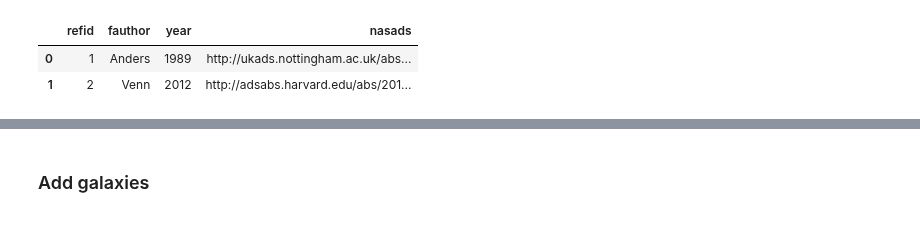
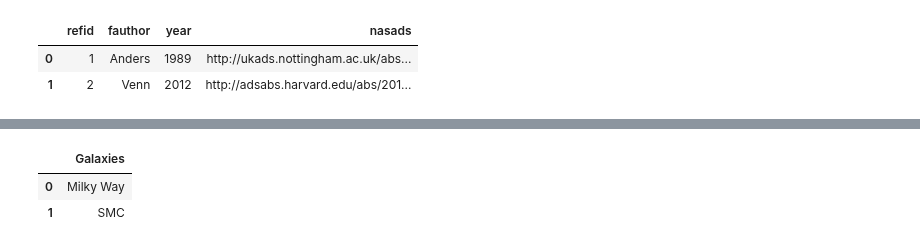
Before and after one commit to NuGrid/NuPyCEE, a Jupyter notebook: DOC/Capabilities/SQL_stellab.ipynb, the cells around one changed output, grey strips where cells are left out. Cells and saved outputs as stored; diff of their text form; code cells hidden in the pictures.

Commit message:
added galaxies table structure

```diff
--- a/DOC/Capabilities/SQL_stellab.ipynb
+++ b/DOC/Capabilities/SQL_stellab.ipynb
@@ -301,6 +314,15 @@ def get_paper_refs():
     data= db.execute('''SELECT * FROM refs''').fetchall()
     columns = get_column_names('refs')
     return pd.DataFrame(data=data,columns=columns).style.format(make_clickable)
+# %%
+def get_galaxies(data_x_y=False):
+    data = db.execute('''SELECT gal_name FROM galaxies''').fetchall()
+    columns = ['Galaxies']
+    if data_x_y:
+        return columns,data
+
+    else:
+        return pd.DataFrame(data=data,columns=columns)
 # %%
 def get_overview_abundance_tables(data_x_y=False):
     '''
@@ -430,2 +477,0 @@ get_overview_abundance_tables()
-# %% [markdown]
-### Add galaxies
@@ -442,0 +478,6 @@ curser.execute('''CREATE TABLE IF NOT EXISTS solarnorms (normid integer primary
+# %%
+get_galaxies()
+# %% [output]
+|  | Galaxies |
+| 0 | Milky Way |
+| 1 | SMC |
```
Also changed, not shown: parts of 16 cells of this notebook.
